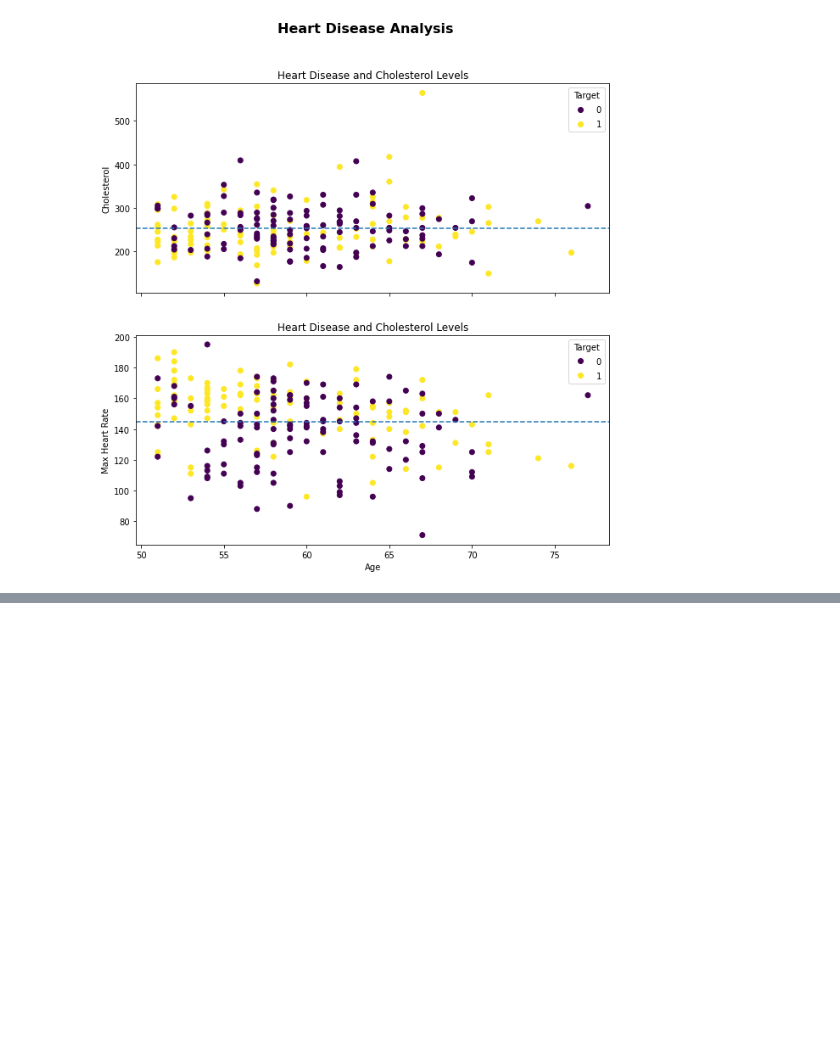
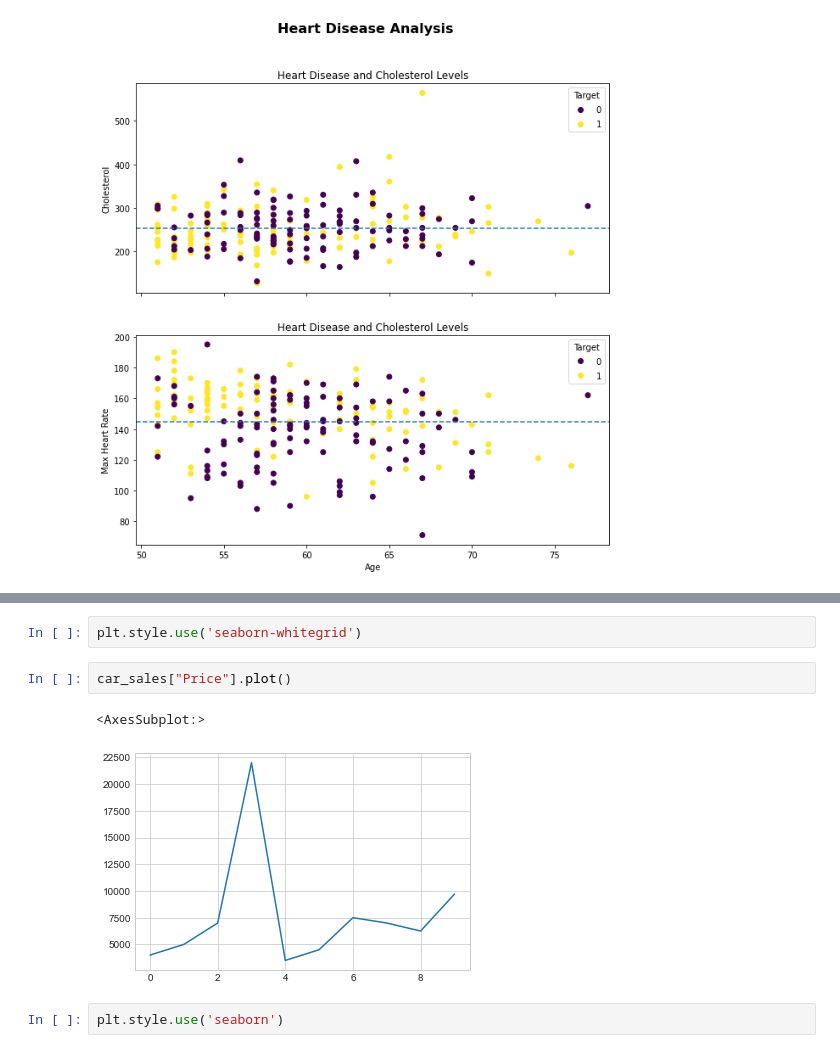
Before and after one commit to TonyHomsi/Complete-DataScience2021, a Jupyter notebook: Matplotlib/Introduction-to-Matplotlib.ipynb, the cells around one changed output, grey strips where cells are left out. Drawn from its saved outputs; the diff is of its cells as text; blank space fills up the shorter version.

```diff
--- a/Matplotlib/Introduction-to-Matplotlib.ipynb
+++ b/Matplotlib/Introduction-to-Matplotlib.ipynb
@@ -490,0 +521,9 @@ Text(0.5, 0.98, 'Heart Disease Analysis')
+# %%
+plt.style.use('seaborn-whitegrid')
+# %%
+car_sales["Price"].plot()
+# %% [output]
+<AxesSubplot:>
+[figure, added]
+# %%
+plt.style.use('seaborn')
```
Also changed, not shown: parts of 13 cells of this notebook, 5 other files.
